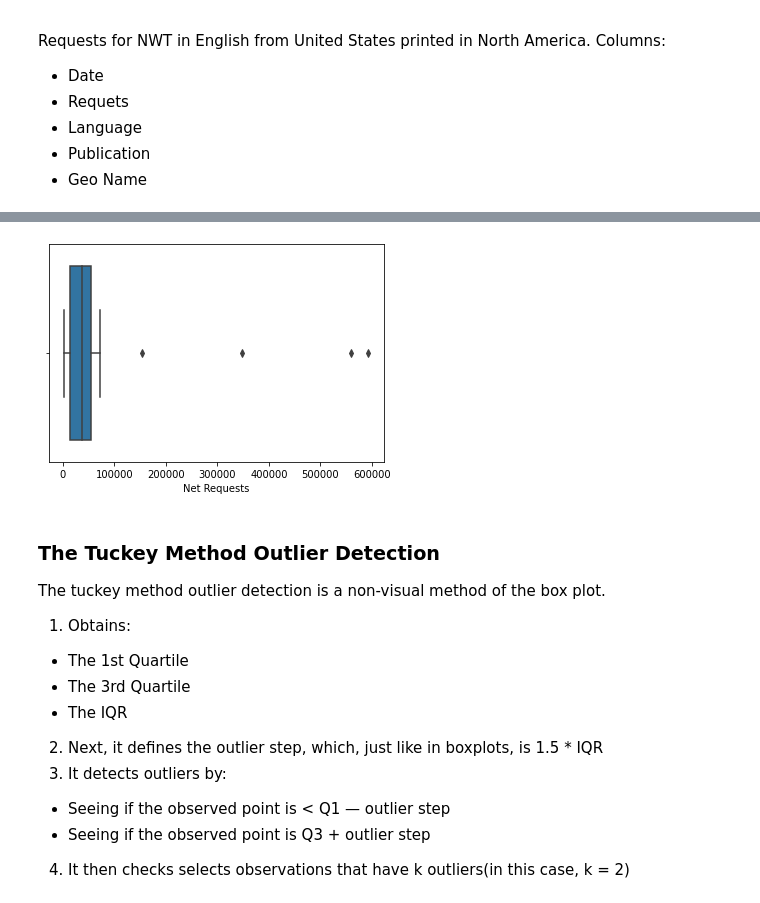
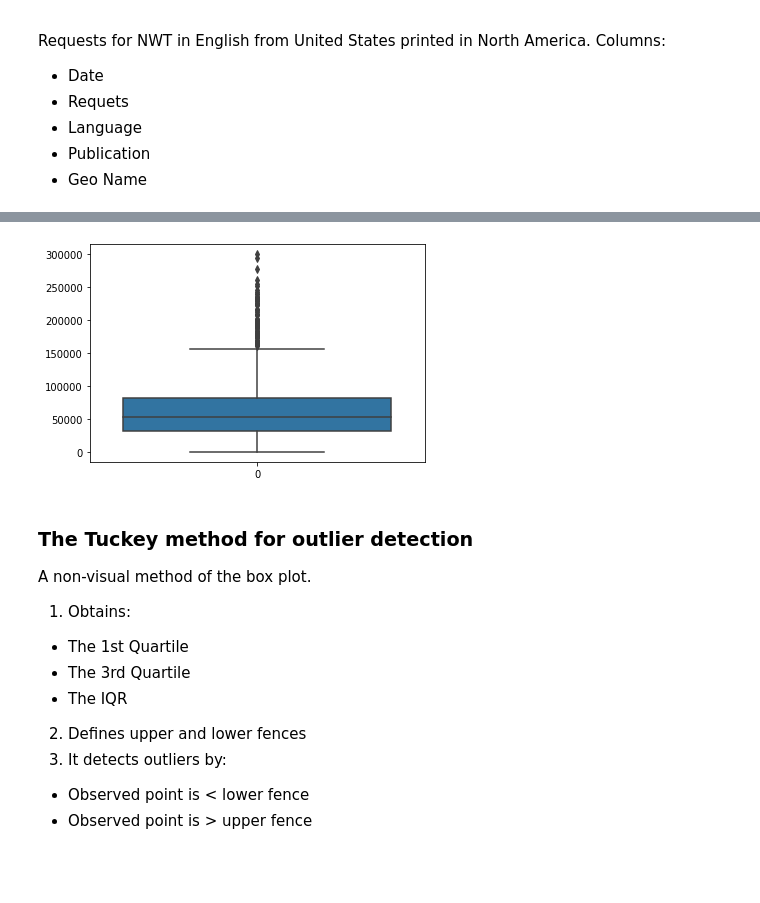
Before and after one commit to danielbrunolabs/AnomalyDetectionPython, a Jupyter notebook: anomaly_detection.ipynb, the cells around one changed output, grey strips where cells are left out. Cells and saved outputs as stored; diff of their text form; code cells hidden in the pictures; blank space fills up the shorter version.

```diff
--- a/anomaly_detection.ipynb
+++ b/anomaly_detection.ipynb
@@ -59,0 +51,8 @@ request_data
+# %%
+data = pd.read_csv('data/owid-covid-data.csv')
+is_usa = data.iso_code == 'USA'
+data = data[is_usa]
+data = data[["date", "new_cases", "new_deaths"]]
+data.set_index("date", inplace = True)
+data = data.dropna()
+data.head()
@@ -60,19 +72,18 @@ request_data
 # %%
-sns.boxplot(request_data['Net Requests'])
+sns.boxplot(data = data['new_cases'])
 plt.show()
 # %% [output]
-[figure, old version]
+[figure, new version]
 # %% [markdown]
-### The Tuckey Method Outlier Detection
-The tuckey method outlier detection is a non-visual method of the box plot.
+### The Tuckey method for outlier detection
+A non-visual method of the box plot.
 
 1. Obtains:
  - The 1st Quartile
  - The 3rd Quartile
  - The IQR
-2. Next, it defines the outlier step, which, just like in boxplots, is 1.5 * IQR
+2. Defines upper and lower fences
 3. It detects outliers by:
- - Seeing if the observed point is < Q1 — outlier step
- - Seeing if the observed point is Q3 + outlier step
-4. It then checks selects observations that have k outliers(in this case, k = 2)
+ - Observed point is < lower fence
+ - Observed point is > upper fence
 # %%
```
Also changed, not shown: parts of 10 cells of this notebook, 12 other files.
